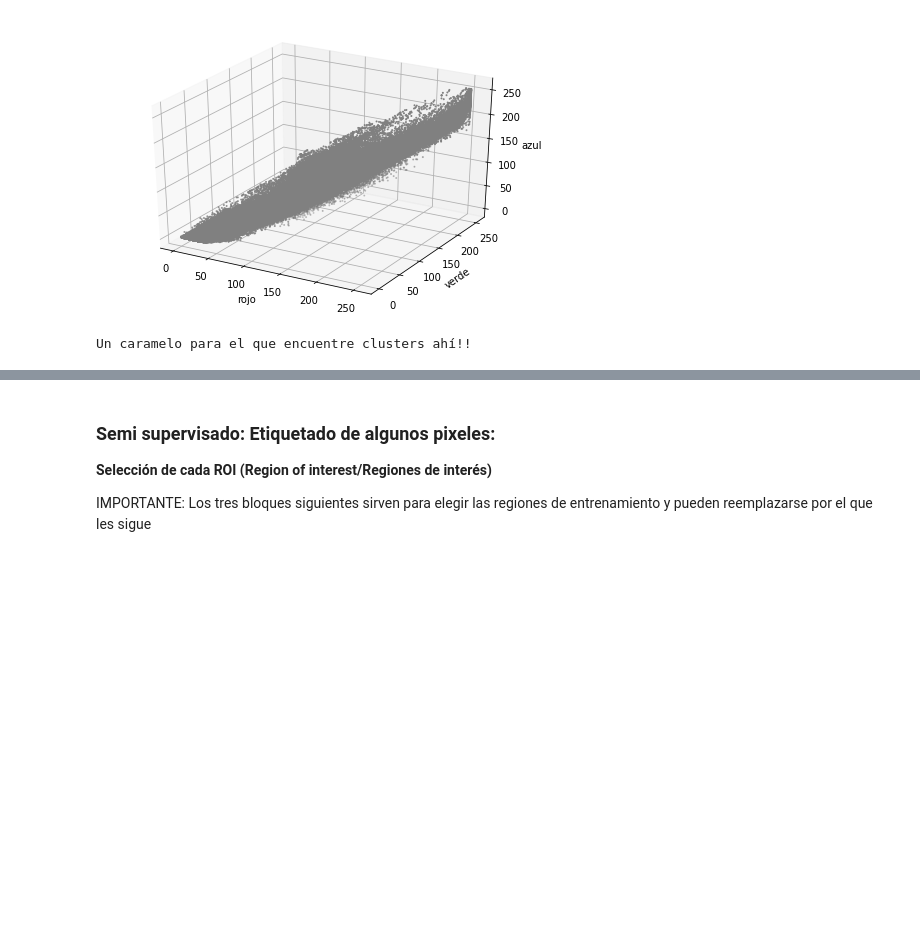
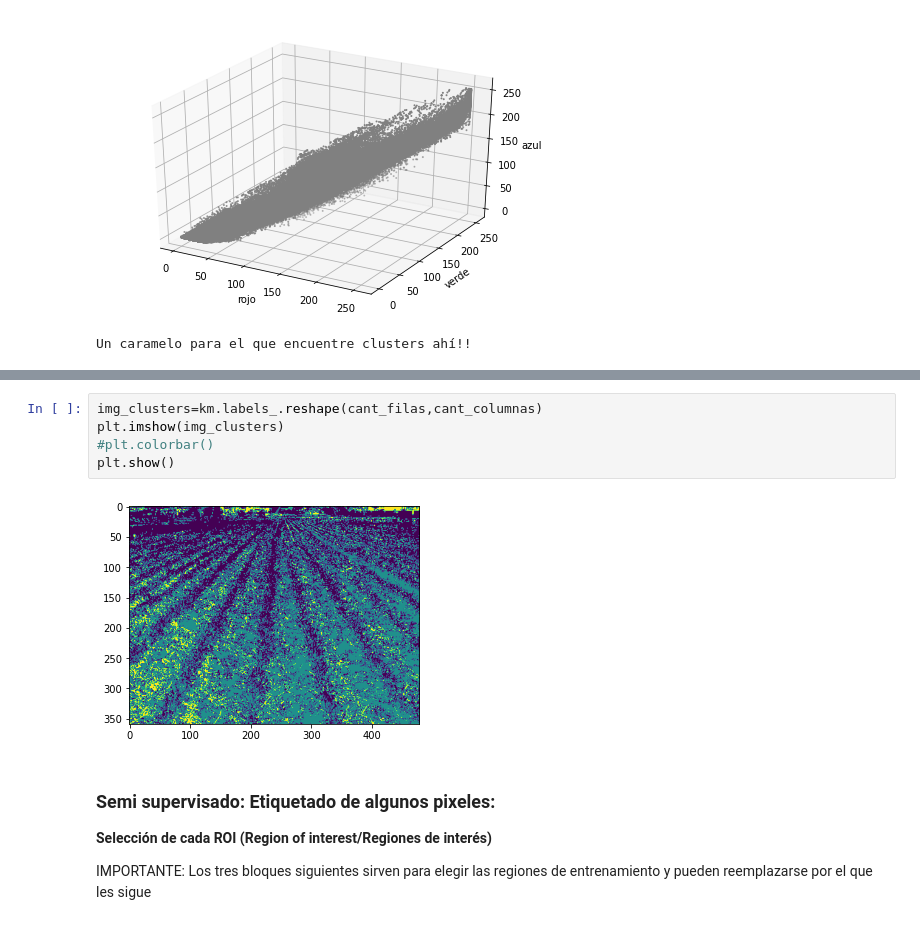
Before and after one commit to DiploDatos/AprendizajeNOSupervisado, a Jupyter notebook: 2021/ntb3_self_learning.ipynb, the cells around one changed output, grey strips where cells are left out. Cells and saved outputs as stored; diff of their text form; blank space fills up the shorter version.

```diff
--- a/2021/ntb3_self_learning.ipynb
+++ b/2021/ntb3_self_learning.ipynb
@@ -137,3 +167,10 @@ Un caramelo para el que encuentre clusters ahí!!
+# %%
+img_clusters=km.labels_.reshape(cant_filas,cant_columnas)
+plt.imshow(img_clusters)
+#plt.colorbar()
+plt.show()
+# %% [output]
+[figure, added]
 # %% [markdown]
 ### Semi supervisado: Etiquetado de algunos pixeles:
 **Selección de cada ROI (Region of interest/Regiones de interés)**
```
Also changed, not shown: parts of 4 cells of this notebook.
